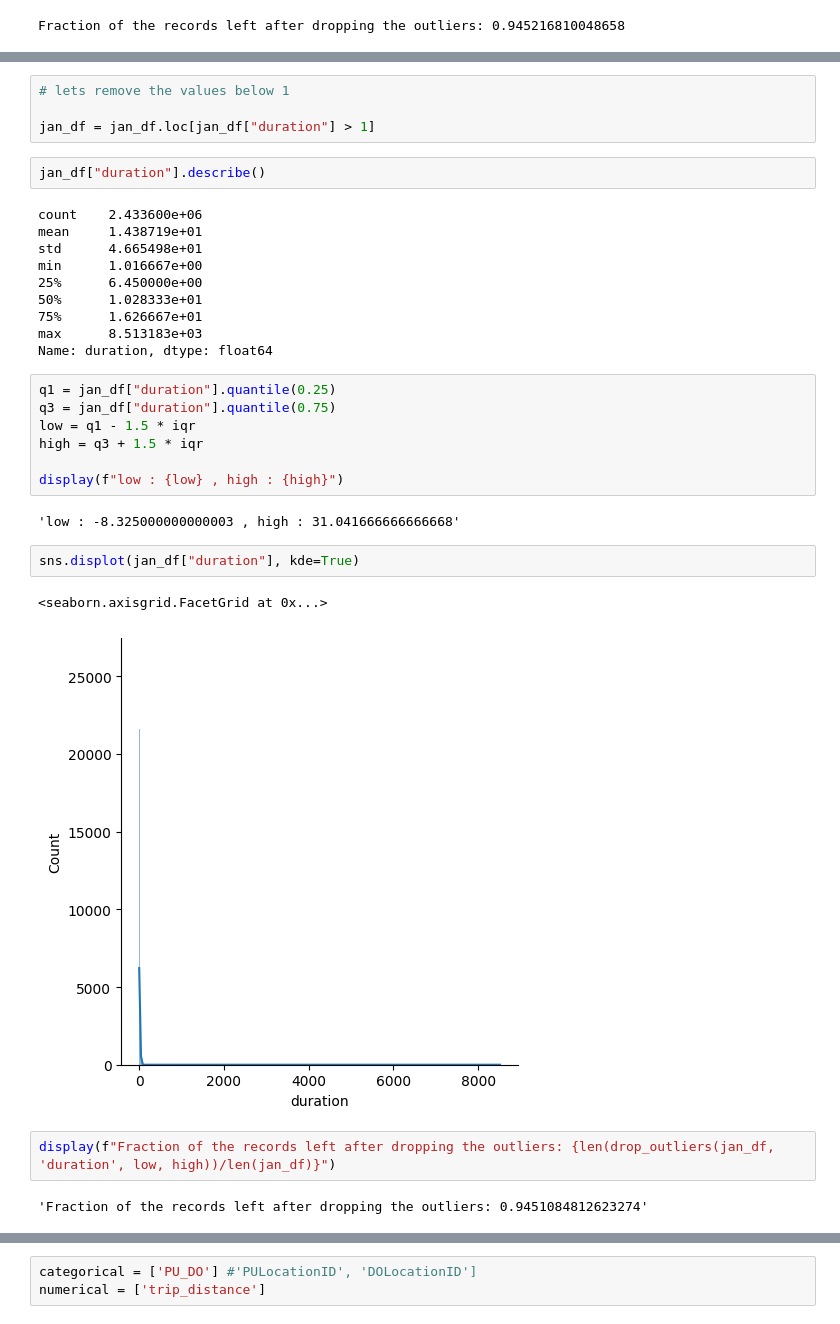
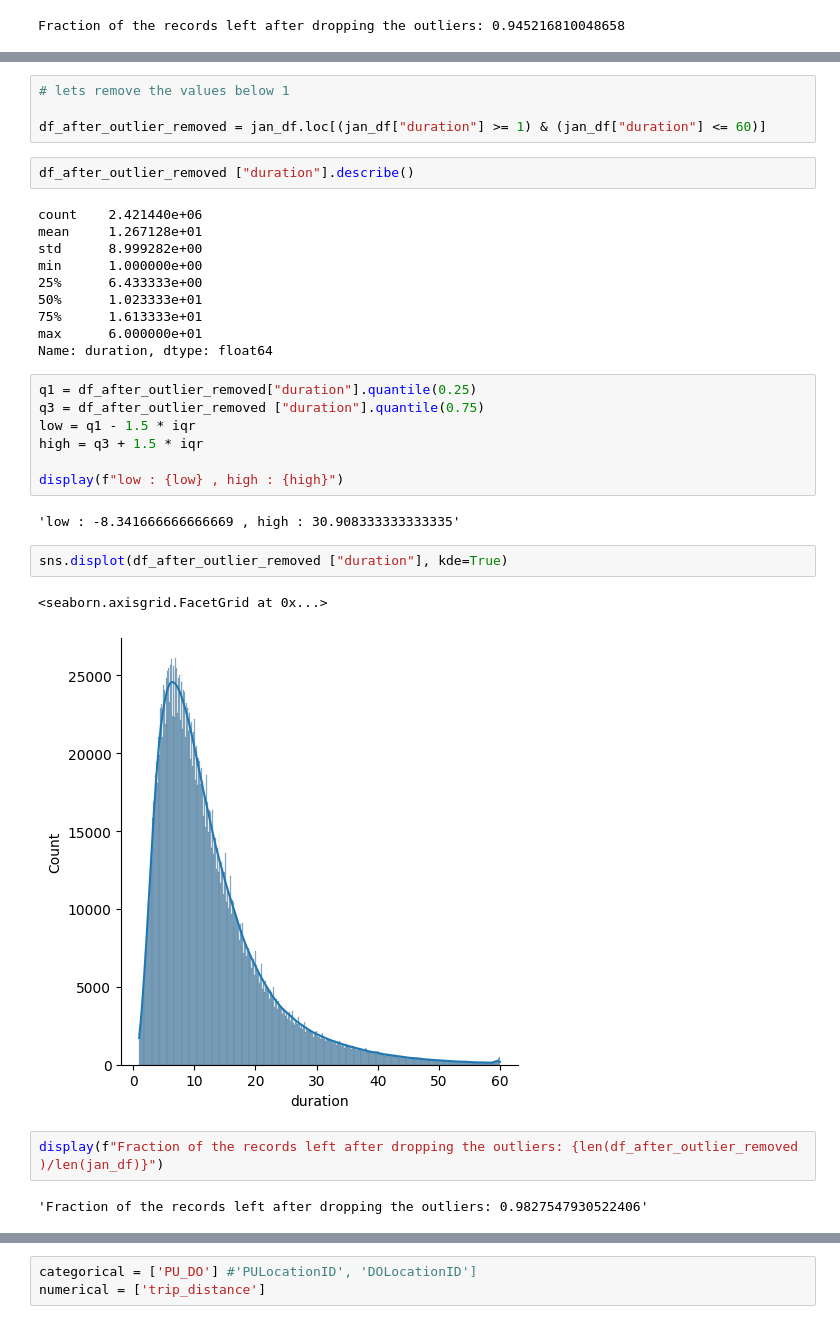
Before and after one commit to pk1308/mlops-zoomcamp-2023, a Jupyter notebook: 01-intro/homework.ipynb, the cells around one changed output, grey strips where cells are left out. Cells and saved outputs as stored; diff of their text form.

```diff
--- a/01-intro/homework.ipynb
+++ b/01-intro/homework.ipynb
@@ -91,34 +97,34 @@ sns.displot(jan_df["duration"])
 # %%
 # lets remove the values below 1
 
-jan_df = jan_df.loc[jan_df["duration"] > 1]
+df_after_outlier_removed = jan_df.loc[(jan_df["duration"] >= 1) & (jan_df["duration"] <= 60)]
 # %%
-jan_df["duration"].describe()
+df_after_outlier_removed ["duration"].describe()
 # %% [output]
-count    2.433600e+06
-mean     1.438719e+01
-std      4.665498e+01
-min      1.016667e+00
-25%      6.450000e+00
-50%      1.028333e+01
-75%      1.626667e+01
-max      8.513183e+03
+count    2.421440e+06
+mean     1.267128e+01
+std      8.999282e+00
+min      1.000000e+00
+25%      6.433333e+00
+50%      1.023333e+01
+75%      1.613333e+01
+max      6.000000e+01
 Name: duration, dtype: float64
 # %%
-q1 = jan_df["duration"].quantile(0.25)
-q3 = jan_df["duration"].quantile(0.75)
+q1 = df_after_outlier_removed["duration"].quantile(0.25)
+q3 = df_after_outlier_removed ["duration"].quantile(0.75)
 low = q1 - 1.5 * iqr
 high = q3 + 1.5 * iqr
 
 display(f"low : {low} , high : {high}")
 # %% [output]
-'low : -8.325000000000003 , high : 31.041666666666668'
+'low : -8.341666666666669 , high : 30.908333333333335'
 # %%
-sns.displot(jan_df["duration"], kde=True)
+sns.displot(df_after_outlier_removed ["duration"], kde=True)
 # %% [output]
 <seaborn.axisgrid.FacetGrid at 0x...>
-[figure, old version]
+[figure, new version]
 # %%
-display(f"Fraction of the records left after dropping the outliers: {len(drop_outliers(jan_df, 'duration', low, high))/len(jan_df)}")
+display(f"Fraction of the records left after dropping the outliers: {len(df_after_outlier_removed )/len(jan_df)}")
 # %% [output]
-'Fraction of the records left after dropping the outliers: 0.9451084812623274'
+'Fraction of the records left after dropping the outliers: 0.9827547930522406'
```
Also changed, not shown: parts of 18 cells of this notebook.
